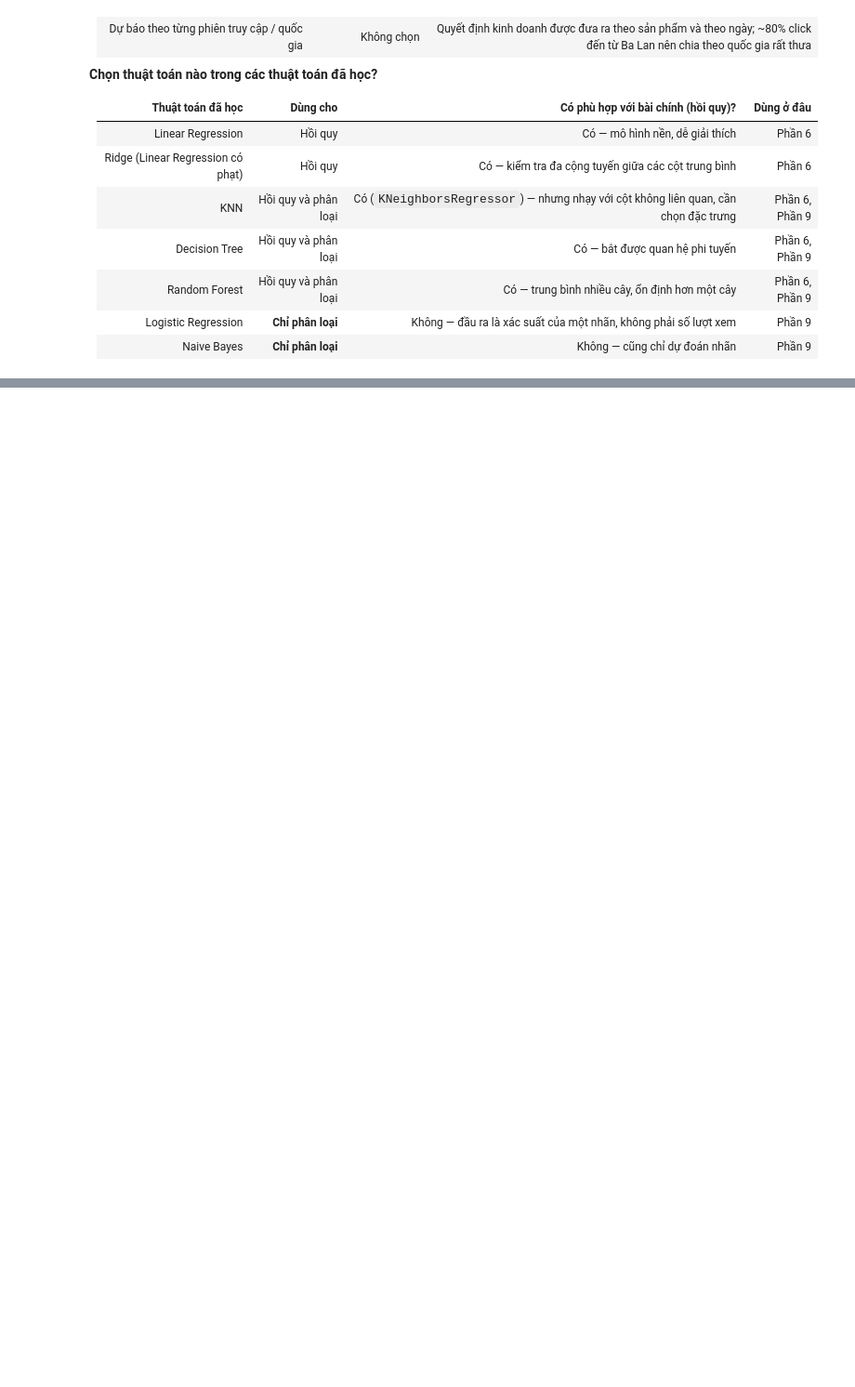
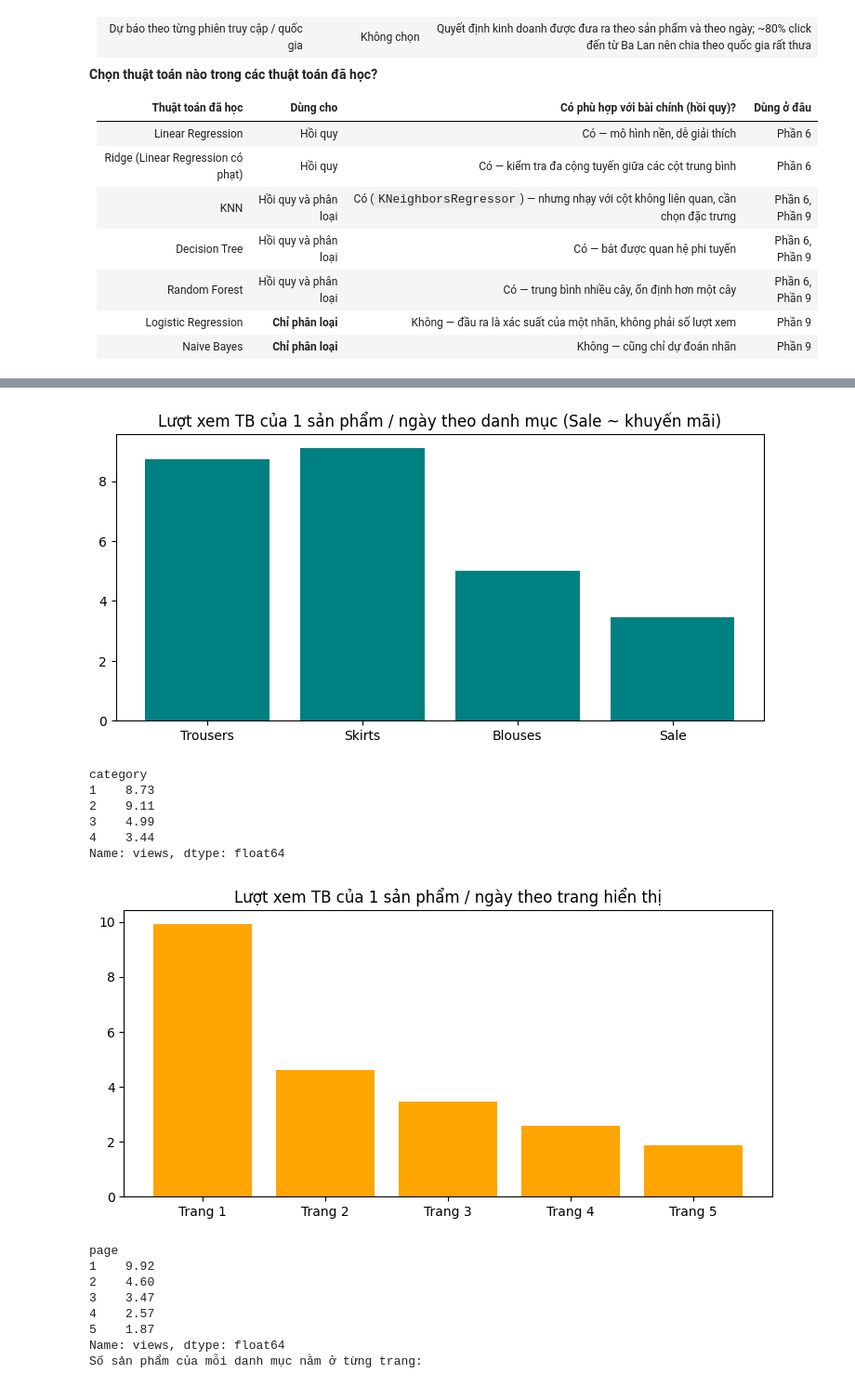
Before and after one commit to tvsng23/DS66B_group_3, a Jupyter notebook: notebooks/DS66B_group_3.ipynb, the cells around one changed output, grey strips where cells are left out. Shown at 93% size. Drawn from its saved outputs; the diff is of its cells as text; code cells hidden in the pictures; blank space fills up the shorter version.

```diff
--- a/notebooks/DS66B_group_3.ipynb
+++ b/notebooks/DS66B_group_3.ipynb
@@ -312,0 +414,34 @@ Lần 5 - số sản phẩm kiểm tra: 43 - Accuracy: 57.8 %
+# %%
+category_names = {1: 'Trousers', 2: 'Skirts', 3: 'Blouses', 4: 'Sale'}
+
+views_by_cat = eda.groupby('category')['views'].mean()
+plt.bar(['Trousers', 'Skirts', 'Blouses', 'Sale'], views_by_cat.values, color='teal')
+plt.title('Lượt xem TB của 1 sản phẩm / ngày theo danh mục (Sale ~ khuyến mãi)')
+plt.show()
+print(views_by_cat.round(2))
+
+views_by_page = eda.groupby('page')['views'].mean()
+plt.bar(['Trang 1', 'Trang 2', 'Trang 3', 'Trang 4', 'Trang 5'], views_by_page.values, color='orange')
+plt.title('Lượt xem TB của 1 sản phẩm / ngày theo trang hiển thị')
+plt.show()
+print(views_by_page.round(2))
+
+print('Số sản phẩm của mỗi danh mục nằm ở từng trang:')
+pd.crosstab(catalog['category'].map(category_names), catalog['page'])
+# %% [output]
+[figure, added]
+category
+1    8.73
+2    9.11
+3    4.99
+4    3.44
+Name: views, dtype: float64
+[figure, added]
+page
+1    9.92
+2    4.60
+3    3.47
+4    2.57
+5    1.87
+Name: views, dtype: float64
+Số sản phẩm của mỗi danh mục nằm ở từng trang:
```
Also changed, not shown: parts of 21 cells of this notebook.
